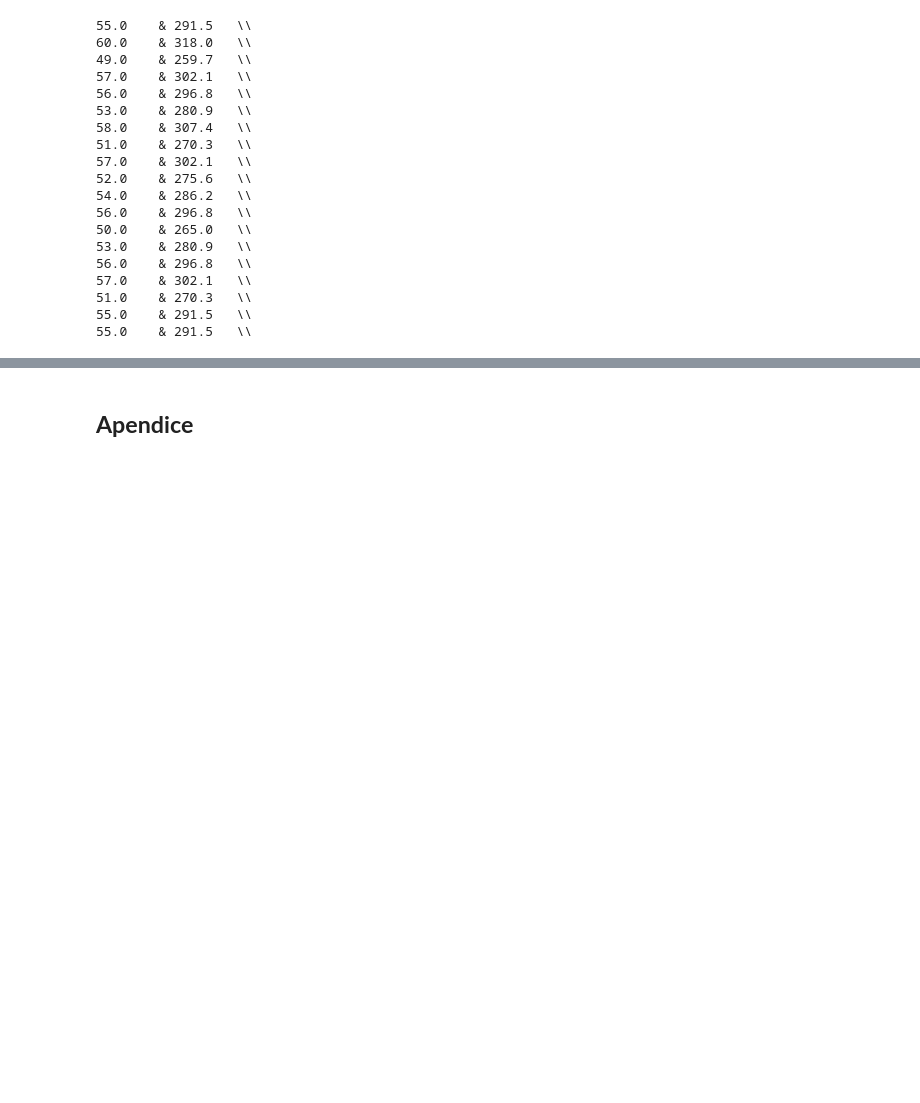
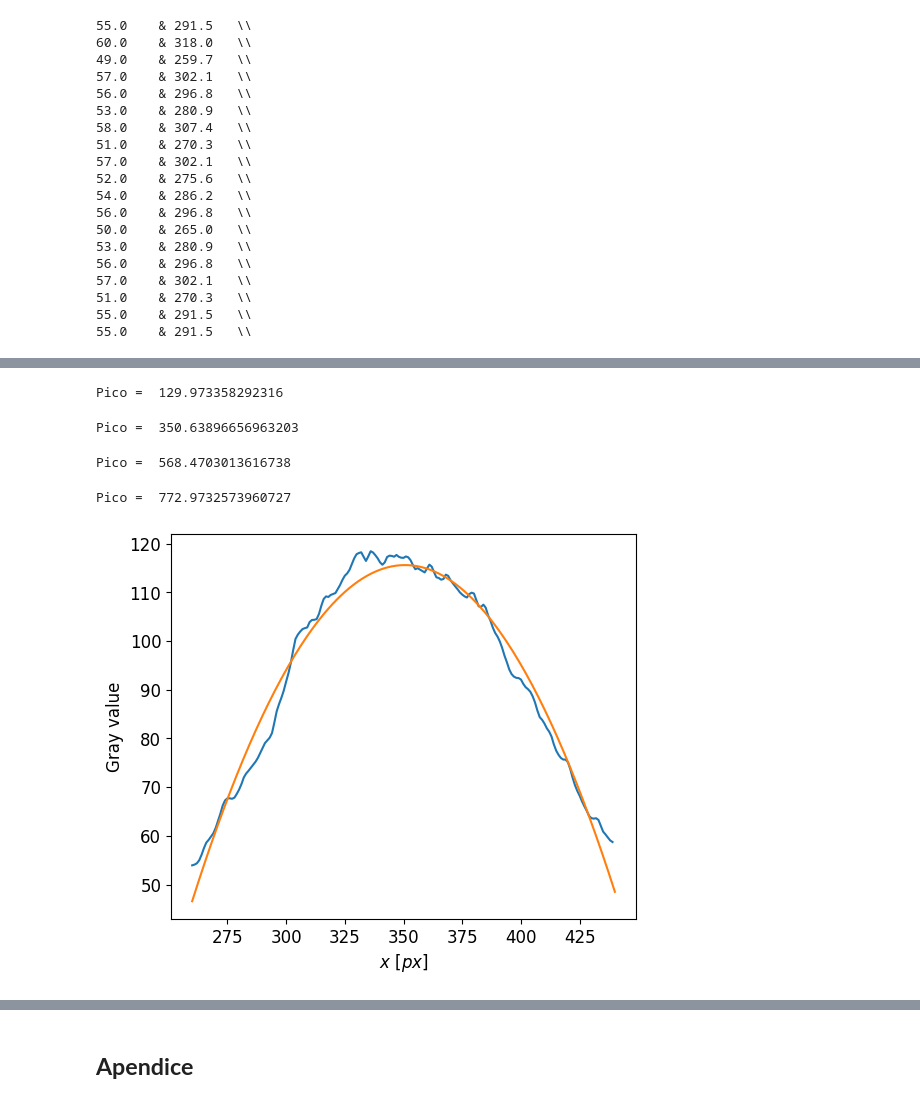
Before and after one commit to AndresGuarin/JupyterCodes, a Jupyter notebook: Advanced Lab/michelson.ipynb, the cells around one changed output, grey strips where cells are left out. Drawn from its saved outputs; the diff is of its cells as text; code cells hidden in the pictures; blank space fills up the shorter version.

```diff
--- a/Advanced Lab/michelson.ipynb
+++ b/Advanced Lab/michelson.ipynb
@@ -80,0 +114,68 @@ for i in range(len(xmax)-1):
+# %%
+from scipy.optimize import curve_fit
+
+def gaussian(x,a,b,c):
+    return np.exp(-(x-b)**2/a)+c
+
+def parabola(x,a,b,c):
+    return a*x**2 + b*x + c
+
+## Pico 1
+xsec1 = data_im4[70:180,0]
+ysec1 = data_im4[70:180,1]
+
+params1, var = curve_fit(parabola,xsec1,ysec1)
+cov = np.sqrt(np.diag(var))
+t1 = np.linspace(70,180,200)
+pico1 = -params1[1]/(2*params1[0])
+print('Pico = ',pico1)
+# %% [output]
+Pico =  129.973358292316
+# %%
+## Pico 2
+xsec2 = data_im4[260:440,0]
+ysec2 = data_im4[260:440,1]
+
+params2, var = curve_fit(parabola,xsec2,ysec2)
+cov = np.sqrt(np.diag(var))
+t2 = np.linspace(260,440,200)
+pico2 = -params2[1]/(2*params2[0])
+print('Pico = ',pico2)
+# %% [output]
+Pico =  350.63896656963203
+# %%
+## Pico 3
+xsec3 = data_im4[500:640,0]
+ysec3 = data_im4[500:640,1]
+
+params3, var = curve_fit(parabola,xsec3,ysec3)
+cov = np.sqrt(np.diag(var))
+t3 = np.linspace(500,640,200)
+pico3 = -params3[1]/(2*params3[0])
+print('Pico = ',pico3)
+# %% [output]
+Pico =  568.4703013616738
+# %%
+## Pico 4
+xsec4 = data_im4[690:860,0]
+ysec4 = data_im4[690:860,1]
+
+params4, var = curve_fit(parabola,xsec4,ysec4)
+cov = np.sqrt(np.diag(var))
+t4 = np.linspace(690,860,200)
+pico4 = -params4[1]/(2*params4[0])
+print('Pico = ',pico4)
+# %% [output]
+Pico =  772.9732573960727
+# %%
+plt.figure(figsize=(6,5))
+plt.plot(xsec2,ysec2)
+plt.plot(t2,parabola(t2,*params2))
+plt.xlabel(r'$x$ [$px$]',fontsize=12)
+plt.ylabel('Gray value',fontsize=12)
+plt.xticks(fontsize=12)
+plt.yticks(fontsize=12)
+plt.savefig('parabola_fit.png',dpi=220)
+plt.show()
+# %% [output]
+[figure, added]
```
Also changed, not shown: parts of 18 cells of this notebook, 8 other files.
